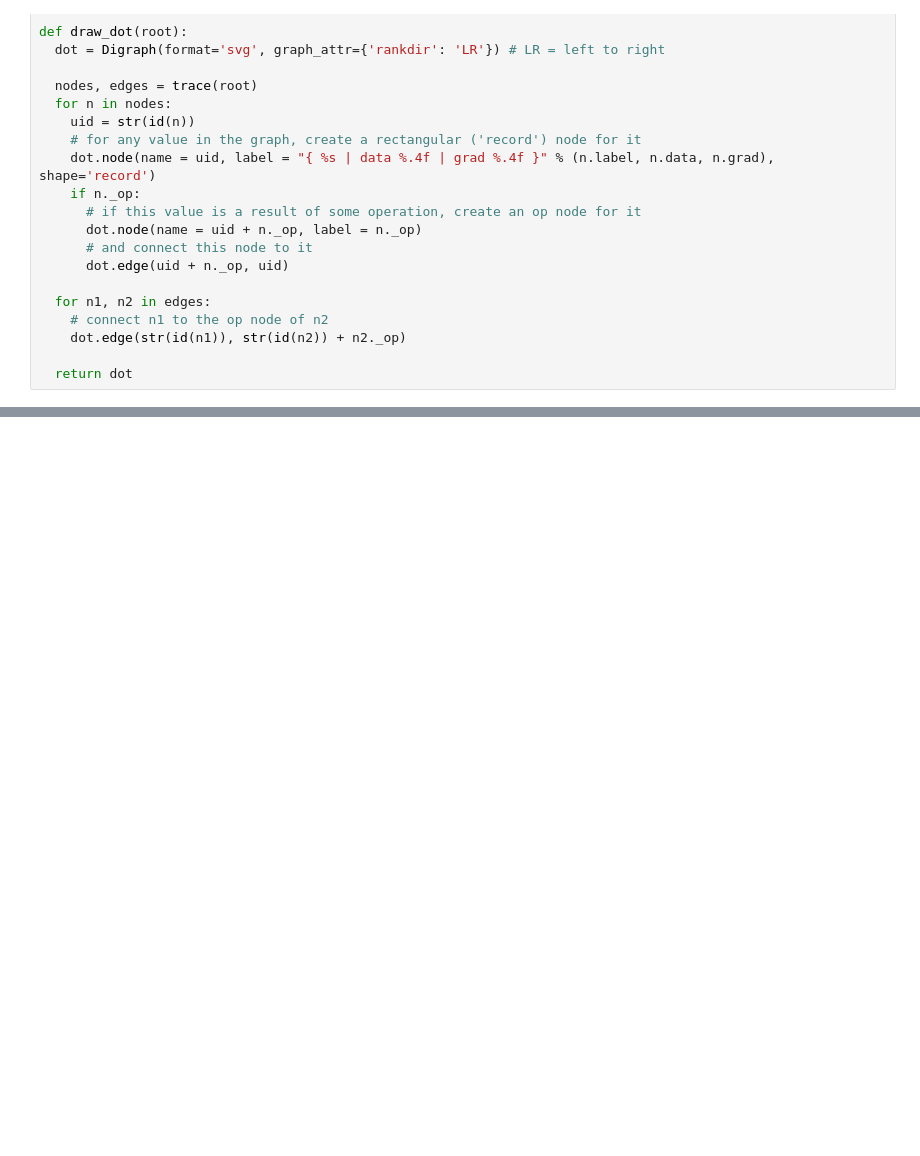
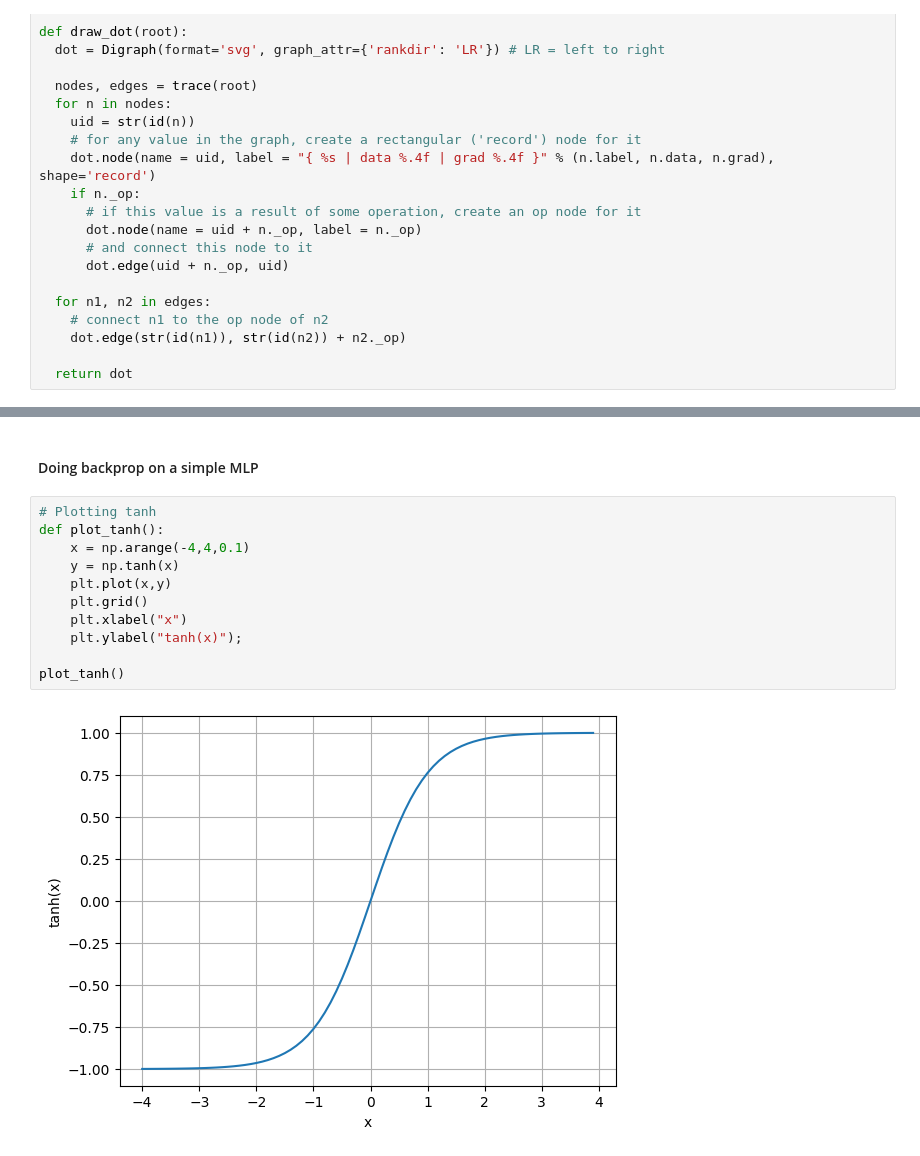
Before and after one commit to nihal-DS/Karpathy_Lectures, a Jupyter notebook: micrograd.ipynb, the cells around one changed output, grey strips where cells are left out. Drawn from its saved outputs; the diff is of its cells as text; blank space fills up the shorter version.

```diff
--- a/micrograd.ipynb
+++ b/micrograd.ipynb
@@ -150,0 +180,15 @@ draw_dot(L)
+# %% [markdown]
+#### Doing backprop on a simple MLP
+# %%
+# Plotting tanh
+def plot_tanh():
+    x = np.arange(-4,4,0.1)
+    y = np.tanh(x)
+    plt.plot(x,y)
+    plt.grid()
+    plt.xlabel("x")
+    plt.ylabel("tanh(x)");
+
+plot_tanh()
+# %% [output]
+[figure, added]
```
Also changed, not shown: parts of 5 cells of this notebook.
